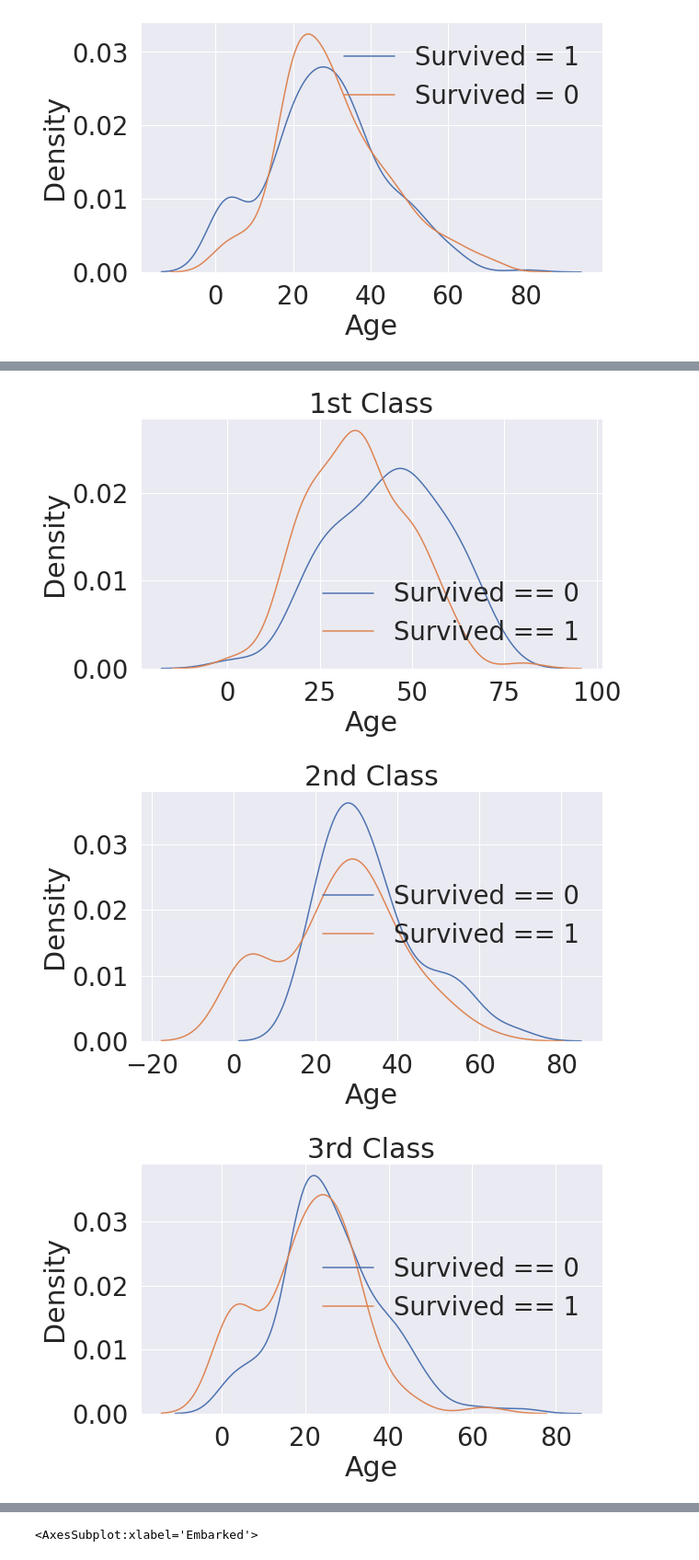
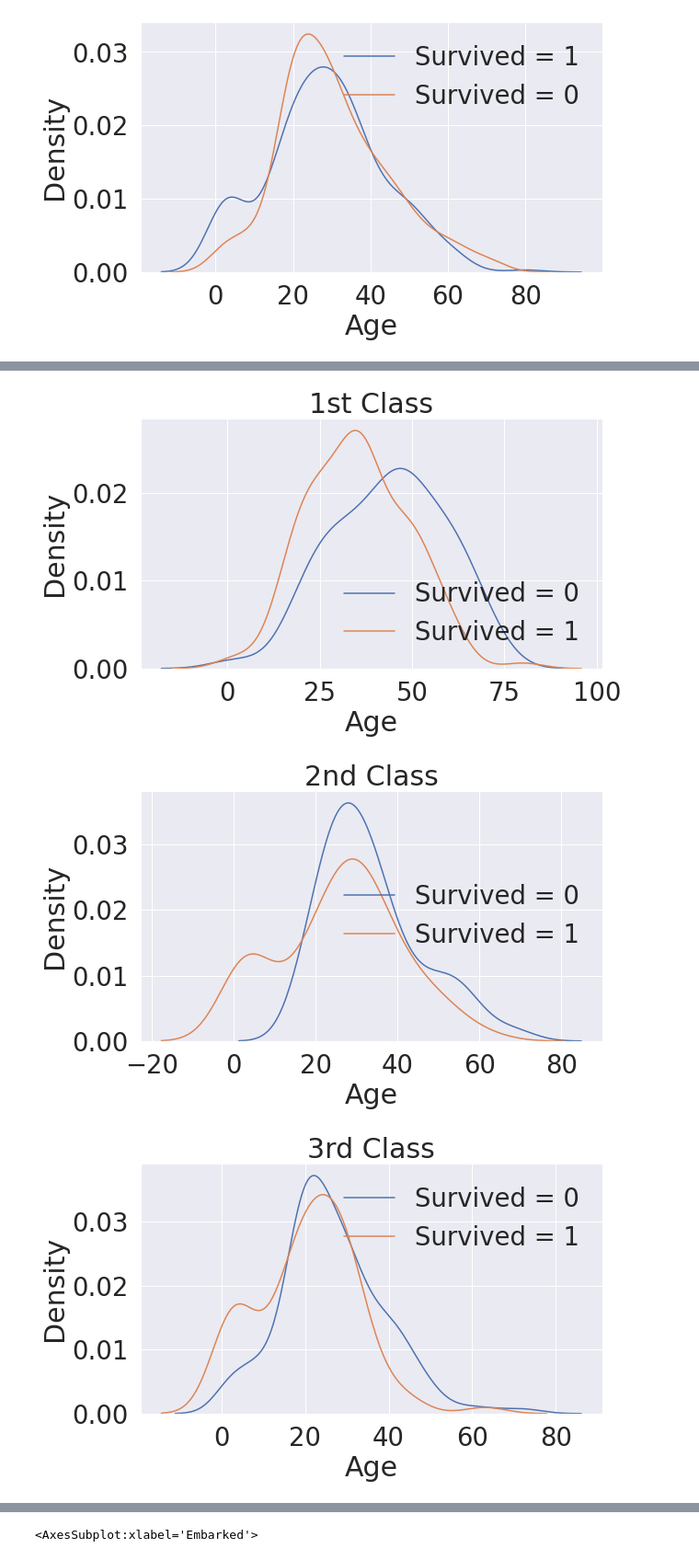
Before and after one commit to ychoi1001/Kaggle, a Jupyter notebook: titanic-data-science.ipynb, the cells around one changed output, grey strips where cells are left out. Shown at 92% size. Saved outputs shown, nothing was run; the diff lists cells and outputs as text; code cells hidden in the pictures.

```diff
--- a/titanic-data-science.ipynb
+++ b/titanic-data-science.ipynb
@@ -406,26 +409,26 @@ plt.legend(['1st Class', '2nd Class', '3rd Class'])
 fix, ax = plt.subplots(1, 1, figsize=(9, 5))
 sns.kdeplot(df_train[(df_train['Survived'] == 0) & (df_train['Pclass'] == 1)]['Age'], ax=ax)
 sns.kdeplot(df_train[(df_train['Survived'] == 1) & (df_train['Pclass'] == 1)]['Age'], ax=ax)
-plt.legend(['Survived == 0', 'Survived == 1'])
+plt.legend(['Survived = 0', 'Survived = 1'])
 plt.title('1st Class')
 plt.show()
 # %% [output]
-[figure, old version]
+[figure, new version]
 # %%
 fix, ax = plt.subplots(1, 1, figsize=(9, 5))
 sns.kdeplot(df_train[(df_train['Survived'] == 0) & (df_train['Pclass'] == 2)]['Age'], ax=ax)
 sns.kdeplot(df_train[(df_train['Survived'] == 1) & (df_train['Pclass'] == 2)]['Age'], ax=ax)
-plt.legend(['Survived == 0', 'Survived == 1'])
+plt.legend(['Survived = 0', 'Survived = 1'])
 plt.title('2nd Class')
 plt.show()
 # %% [output]
-[figure, old version]
+[figure, new version]
 # %%
 fix, ax = plt.subplots(1, 1, figsize=(9, 5))
 sns.kdeplot(df_train[(df_train['Survived'] == 0) & (df_train['Pclass'] == 3)]['Age'], ax=ax)
 sns.kdeplot(df_train[(df_train['Survived'] == 1) & (df_train['Pclass'] == 3)]['Age'], ax=ax)
-plt.legend(['Survived == 0', 'Survived == 1'])
+plt.legend(['Survived = 0', 'Survived = 1'])
 plt.title('3rd Class')
 plt.show()
 # %% [output]
-[figure, old version]
+[figure, new version]
```
Also changed, not shown: parts of 66 cells of this notebook.
